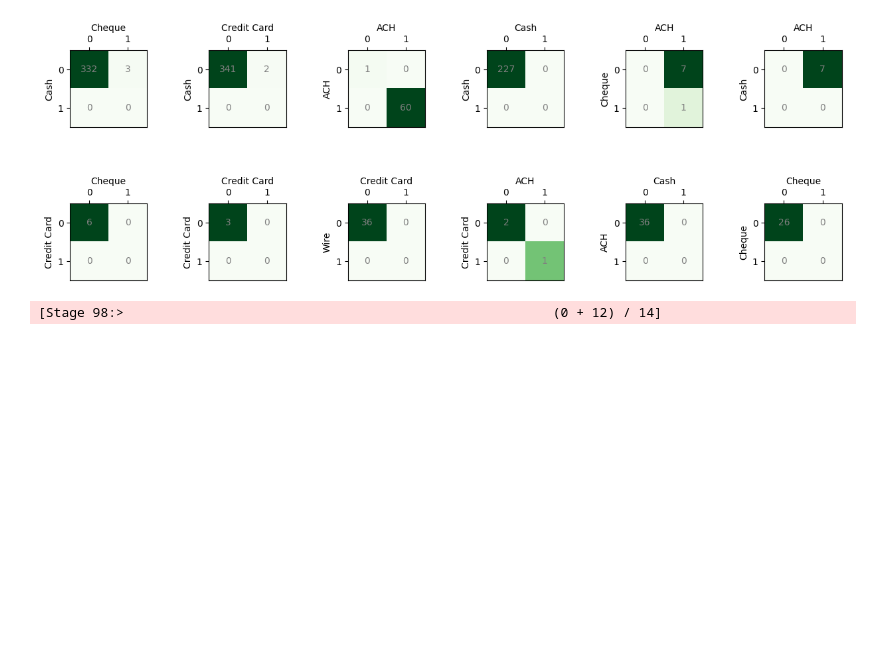
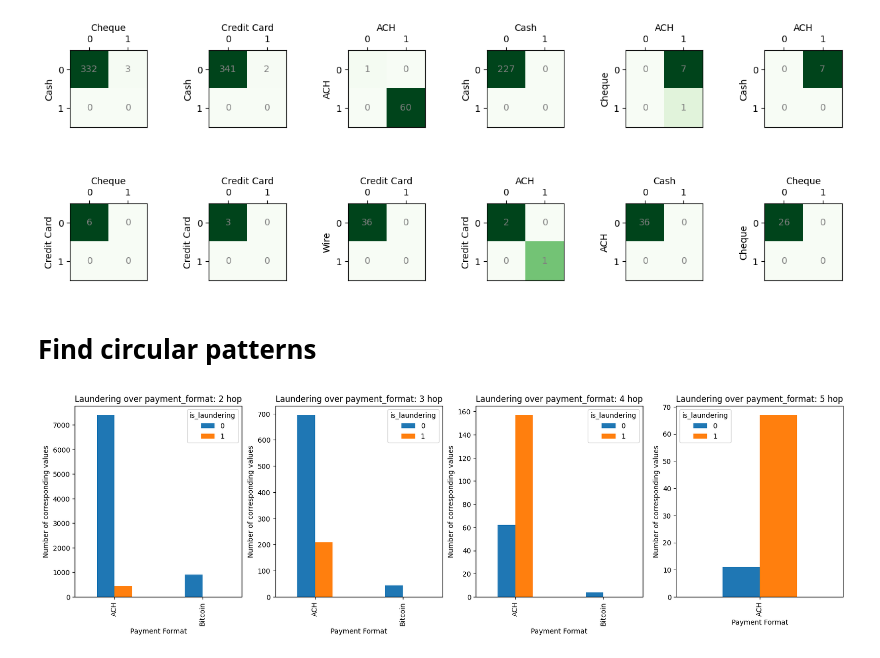
Before and after one commit to fabiobrambilla98/Joint_Project_AMD_SM2L, a Jupyter notebook: project/data_analisis.ipynb, the cells around one changed output. Cells and saved outputs as stored; diff of their text form; code cells hidden in the pictures; blank space fills up the shorter version.

Commit message:
Add cycles pattern search

```diff
--- a/project/data_analisis.ipynb
+++ b/project/data_analisis.ipynb
@@ -342,7 +355,7 @@ spark_df.show(5)
 only showing top 5 rows
 # %%
 verteces = spark_df.select(col("account1").alias("id")).union(spark_df.select(col("account2").alias("id"))).distinct()
-edges = spark_df.select(col("account1").alias("src"), col("account2").alias("dst"), col("amount_paid").alias("amount"), col("timestamp"), col("payment_format"), col("is_laundering"))
+edges = spark_df.select(col("account1").alias("src"), col("account2").alias("dst"), col("__index_level_0__").alias("index"), col("amount_paid").alias("amount"), col("timestamp"), col("payment_format"), col("is_laundering"))
 g = GraphFrame(verteces, edges)
 # %%
 pattern = g.find("(a)-[c1]->(b); (b)-[c2]->(c) ").filter("""
@@ -415,16 +428,5 @@ plt.subplots_adjust(wspace=0.8, hspace=0.5)
 plt.show()
 # %% [output]
 [figure]
-# %%
-pattern = g.find("(a)-[c1]->(b); (c)-[c2]->(b); (d)-[c3]->(b); (b)-[c4]->(e) ")\
-.filter("""
-        a != b and
-        c != a and
-        d != c and
-        b != e and
-
-        (c1.amount + c2.amount + c3.amount) == c4.amount
-""")
-pattern.show(5, truncate=False)
-# %% [output]
-[Stage 98:>                                                       (0 + 12) / 14]
+# %% [markdown]
+# Find circular patterns
@@ -430,0 +467,26 @@ pattern.show(5, truncate=False)
+# %%
+all_df = []
+for i in tqdm.tqdm(range(2,6)):
+    all_df.append(find_cycles(g, i))
+# %%
+# Creazione della griglia di subplot
+fig, axs = plt.subplots(1, 4, figsize=(20, 5))
+le = LabelEncoder()
+le.fit(list(count_values_payment.reset_index()['Payment Format']))
+# Ciclo for per creare i grafici a barre
+for i, df in enumerate(all_df):
+    # Creazione dei grafici a barre
+    counts  = df.copy()
+    #counts['payment_format'] = counts['payment_format'].apply(lambda x: le.inverse_transform([x])[0])
+    counts = df.groupby(['payment_format', 'is_laundering']).size().unstack()
+    counts.plot(kind='bar', stacked=False, ax=axs[i], width=0.4)
+    axs[i].set_xlabel('Payment Format')
+    axs[i].set_ylabel('Number of corresponding values')
+    axs[i].set_title(f'Laundering over payment_format: {i+2} hop')
+    axs[i].legend(title='is_laundering', labels=['0', '1'])
+
+
+# Mostra i grafici
+plt.show()
+# %% [output]
+[figure, added]
```
Also changed, not shown: parts of 5 cells of this notebook.
